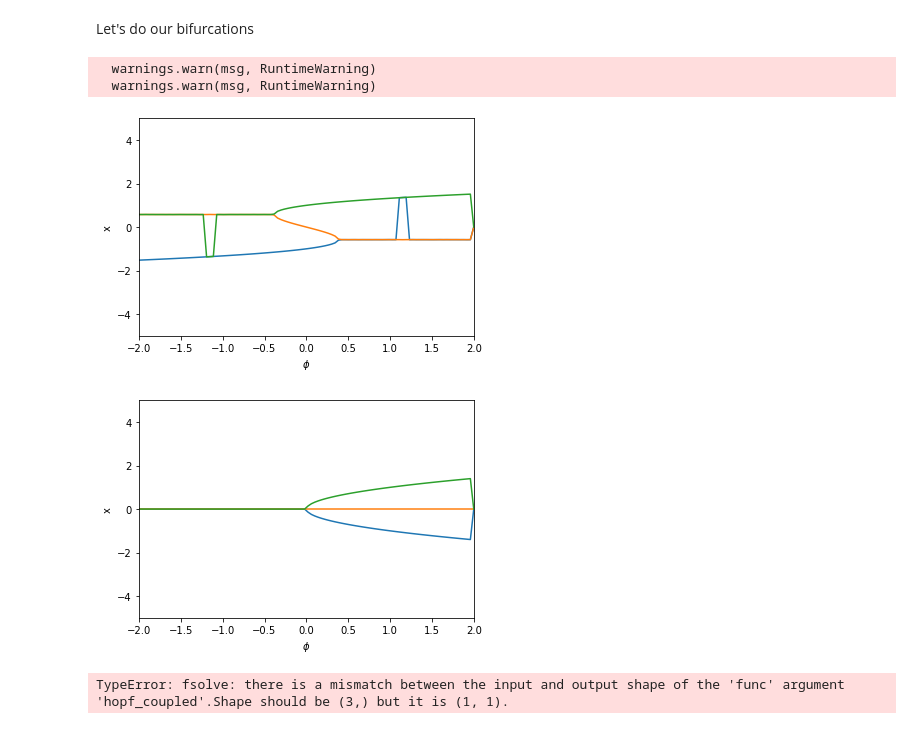
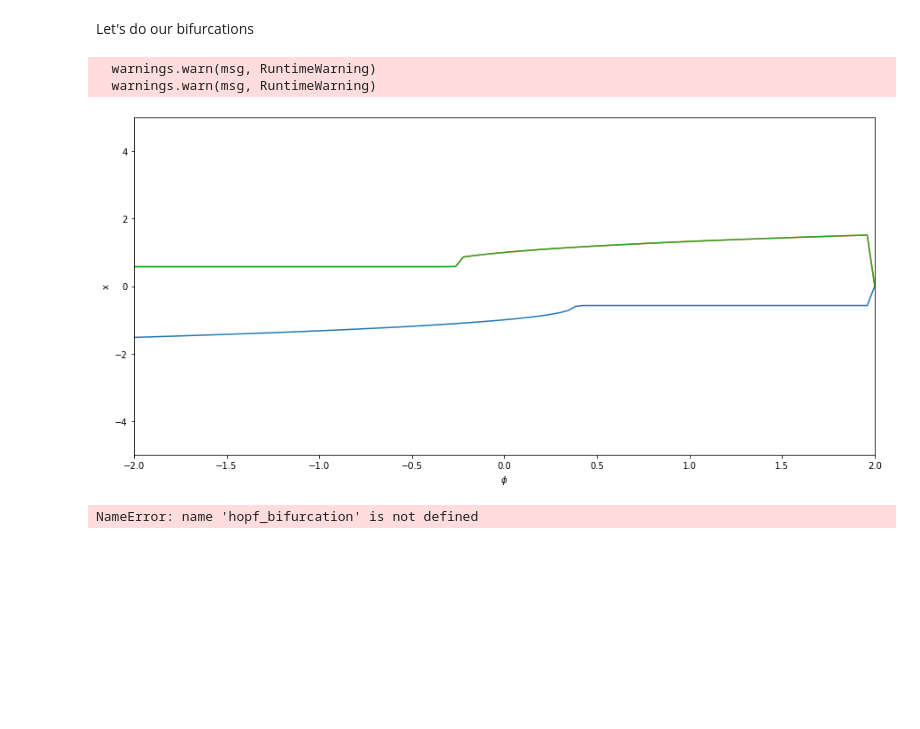
Before and after one commit to Mathieu-R/climate-tipping-points, a Jupyter notebook: notebooks/Bifurcations.ipynb, the cells around one changed output. Drawn from its saved outputs; the diff is of its cells as text; code cells hidden in the pictures; blank space fills up the shorter version.

```diff
--- a/notebooks/Bifurcations.ipynb
+++ b/notebooks/Bifurcations.ipynb
@@ -142,35 +142,30 @@ phi_mesh = np.linspace(start=-2, stop=2, num=nphi)
 nt = int((t_fin - t_init) / time_step)
 time_mesh = np.linspace(start=t_init, stop=t_fin, num=nt)
 
-def bifurcation(edo, phi_list, guess):
-    equilibria_mesh = np.zeros((nphi), nguesses)
-    try:
+#def bifurcation(edo, phi_list, guess):
+#    equilibria_mesh = np.zeros((nphi), nguesses)
+#    try:
 
 
 
-def fold_bifurcation():
+def fold_bifurcation(guesses):
     equilibria_mesh = np.zeros((nphi, nguesses))
 
     # for each phi
     for phi_index in range(0, nphi-1):
-      # # create mesh
-      # x = np.zeros(self.nt)
-      # # set initial conditions (for each phi value)
-      # x[0] = x0
-
-      # # simulate the system over time
-      # for t in range(0, self.nt-1):
-      #   x[t+1] = rk4(fold, time_step, t, x, self.phi_mesh[phi_index])
 
       # find the equilibria of our system
-      guesses = np.linspace(start=-3, stop=3, num=nguesses)
+
       equilibria = []
+      new_guesses = []
 
       # look for some equilibria
       for guess in guesses:
           equilibrium = fsolve(func=fold, x0=[guess], args=(phi_mesh[phi_index]))
           equilibria.append(equilibrium[0])
+          new_guesses.append(equilibrium)
 
+      guesses = new_guesses
       np.array([equilibria])
       # add to the mesh
       #print(np.shape(equilibria_mesh[phi_index]), np.shape(equilibria))
@@ -178,38 +173,6 @@ def fold_bifurcation():
       equilibria_mesh[phi_index] = np.array([equilibria])
 
     plot(dataset=equilibria_mesh.copy(), ylabel="x")
-
-def hopf_bifurcation():
-    equilibria_mesh = np.zeros((nphi, nguesses))
-
-    # for each phi
-    for phi_index in range(0, nphi-1):
-      try:
-      # create mesh
-      # x = np.zeros(self.nt)
-      # # set initial conditions (for each phi value)
-      # x[0] = x0
-
-      # # simulate the system over time
-      # for t in range(0, self.nt-1):
-      #   x[t+1] = rk4(fold, time_step, t, x, self.phi_mesh[phi_index])
-      # jacobian matrix df(p)
-      #jac =
-
-      guesses = np.linspace(start=-3, stop=3, num=nguesses)
-      equilibria = []
-
-      # look for some equilibria
-      for guess in guesses:
-          equilibrium = fsolve(func=hopf, x0=[guess], args=(phi_mesh[phi_index]))
-          equilibria.append(equilibrium[0])
-
-      # add to the mesh
-      equilibria_mesh[phi_index] = equilibria
-      except RuntimeError:
-
-    plot(dataset=equilibria_mesh.copy(), ylabel="r")
-
 
 def fold_hopf_bifurcation():
     equilibria_mesh = np.zeros((nphi, nguesses))
@@ -227,35 +190,38 @@ def fold_hopf_bifurcation():
       # jacobian matrix df(p)
       #jac =
 
       guesses = np.linspace(start=-3, stop=3, num=nguesses)
       equilibria = []
 
       # look for some equilibria
       for guess in guesses:
           equilibrium_fold = fsolve(func=fold, x0=[guess], args=(phi_mesh[phi_index]))
           equilibrium_hopf_coupled = fsolve(func=hopf_coupled, x0=[equilibrium_fold, guess, guess], args=(gamma, phi_mesh[phi_index]))
           equilibria.append(equilibrium_fold[0])
           equilibria.append(equilibrium_hopf_coupled[0])
 
       # add to the mesh
       equilibria_mesh[phi_index] = equilibria
 
     plot(equilibria_mesh.copy())
 
 def plot(dataset, ylabel):
-    plt.plot(phi_mesh, dataset)
+    fig, ax = plt.subplots(figsize=(15, 7))
+    ax.plot(phi_mesh, dataset)
+
     plt.xlabel("$\phi$")
     plt.ylabel(ylabel)
     plt.xlim(-2,2)
     plt.ylim(-5,5)
     plt.show()
 
-fold_bifurcation()
+guesses = np.linspace(start=-3, stop=3, num=nguesses)
+
+fold_bifurcation(guesses)
 hopf_bifurcation()
 fold_hopf_bifurcation()
 # %% [output]
   warnings.warn(msg, RuntimeWarning)
   warnings.warn(msg, RuntimeWarning)
-[figure, old version]
+[figure, new version]
-[figure, removed]
-TypeError: fsolve: there is a mismatch between the input and output shape of the 'func' argument 'hopf_coupled'.Shape should be (3,) but it is (1, 1).
+NameError: name 'hopf_bifurcation' is not defined
```
Also changed, not shown: 2 other files.
